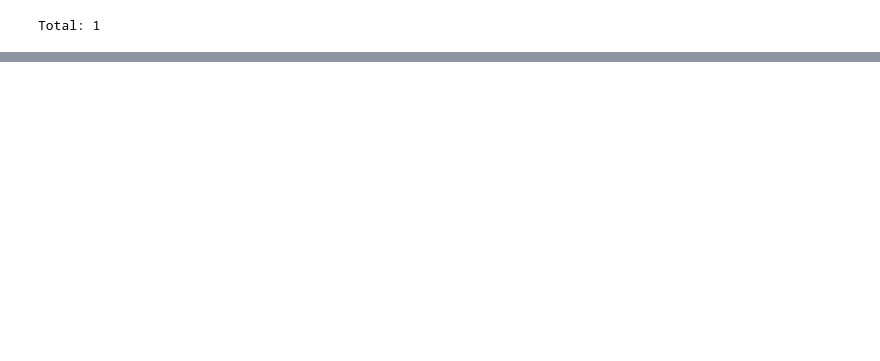
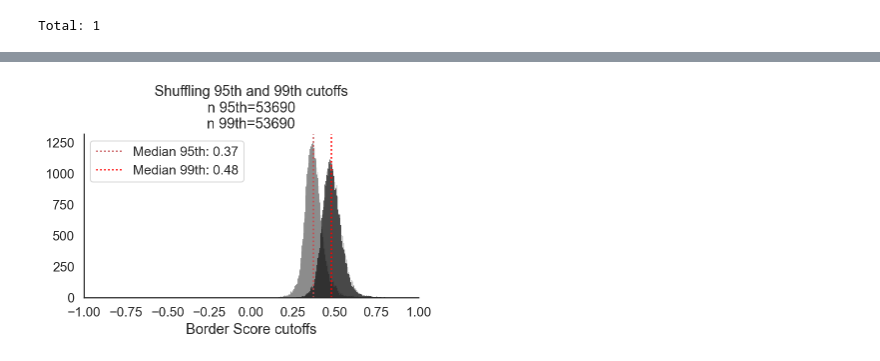
Before and after one commit to horsto/boundary_vector_score, a Jupyter notebook: BVS datajoint imaging.ipynb, the cells around one changed output, grey strips where cells are left out. Cells and saved outputs as stored; diff of their text form; code cells hidden in the pictures; blank space fills up the shorter version.

```diff
--- a/BVS datajoint imaging.ipynb
+++ b/BVS datajoint imaging.ipynb
@@ -149,0 +141,20 @@ ValueError: num must be 1 <= num <= 5, not 6
+# %%
+all_borderscores = (BorderScore  & 'signal_type = "spikes"' & 'map_params_id = "A"').fetch('borderscore')
+bordersc_99, bordersc_95 = (Shuffled.BorderScore & 'map_params_id = "A"').fetch('borderscore_99','borderscore_95')
+# %%
+sns.set(style='white',font_scale=1.2)
+figure = plt.figure(figsize=(6,3))
+ax = figure.add_subplot(111)
+ax.hist(bordersc_95,bins=200, lw=0,color='k',alpha=.5);
+ax.hist(bordersc_99,bins=200, lw=0,color='k',alpha=.8);
+median_95 = np.nanmedian(bordersc_95)
+median_99 = np.nanmedian(bordersc_99)
+ax.axvline(x=median_95,ls=':',color='r', label=f'Median 95th: {median_95:.2f}')
+ax.axvline(x=median_99,ls=':',color='red', label=f'Median 99th: {median_99:.2f}')
+ax.legend()
+ax.set_xlim(-1,1)
+ax.set_xlabel('Border Score cutoffs')
+ax.set_title(f'Shuffling 95th and 99th cutoffs\nn 95th={len(bordersc_95)}\nn 99th={len(bordersc_99)}')
+sns.despine()
+# %% [output]
+[figure, added]
```
Also changed, not shown: parts of 21 cells of this notebook.
